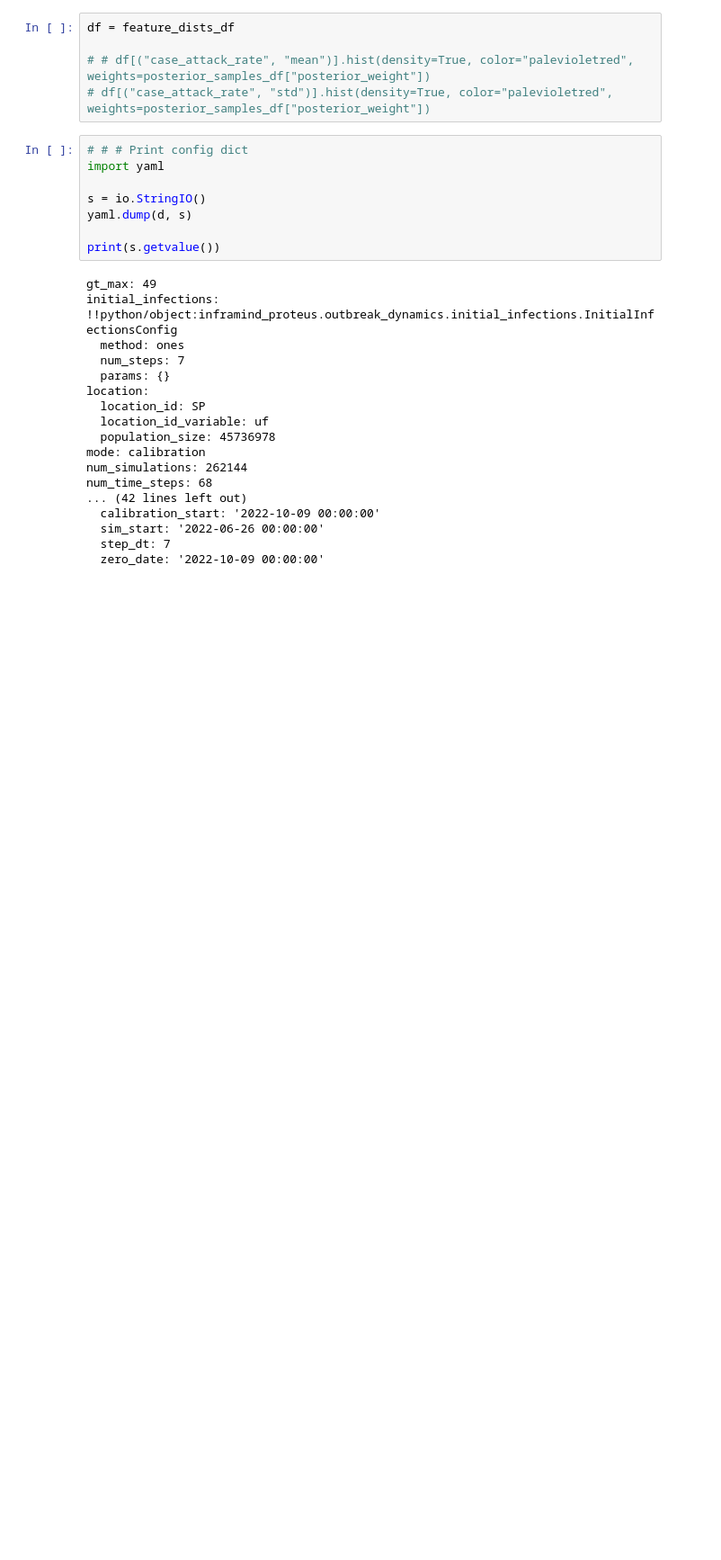
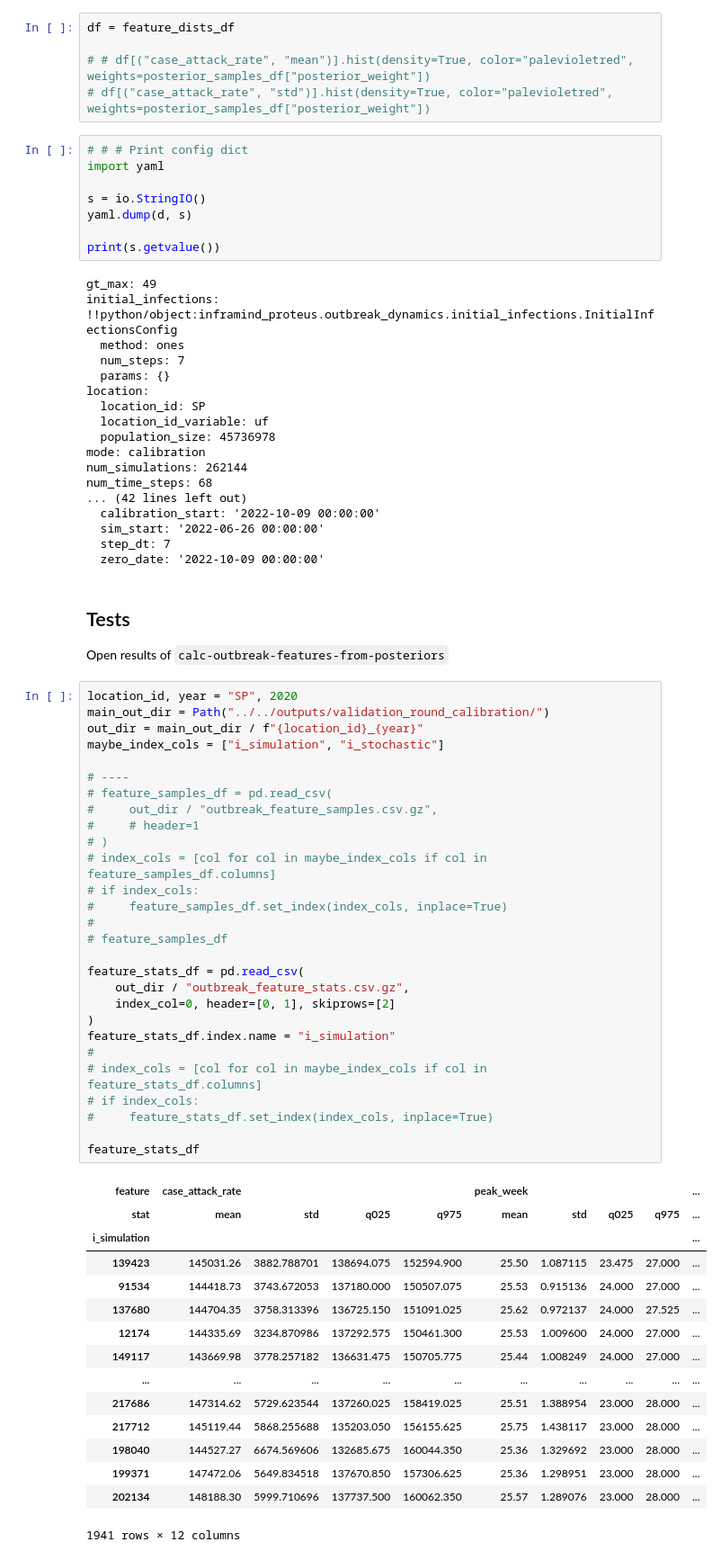
Before and after one commit to InfraMIND-models/3rd_imdc_ifgw_inframind-proteus, a Jupyter notebook: src/prototypes/process_calibration_results.ipynb, the cells around one changed output. Shown at 90% size. Cells and saved outputs as stored; diff of their text form; blank space fills up the shorter version.

Commit message:
Official script: calculate outbreak features from posterior (part 2)

```diff
--- a/src/prototypes/process_calibration_results.ipynb
+++ b/src/prototypes/process_calibration_results.ipynb
@@ -398,3 +398,51 @@ num_time_steps: 68
   sim_start: '2022-06-26 00:00:00'
   step_dt: 7
   zero_date: '2022-10-09 00:00:00'
+# %% [markdown]
+## Tests
+
+Open results of `calc-outbreak-features-from-posteriors`
+# %%
+location_id, year = "SP", 2020
+main_out_dir = Path("../../outputs/validation_round_calibration/")
+out_dir = main_out_dir / f"{location_id}_{year}"
+maybe_index_cols = ["i_simulation", "i_stochastic"]
+
+# ----
+# feature_samples_df = pd.read_csv(
+#     out_dir / "outbreak_feature_samples.csv.gz",
+#     # header=1
+# )
+# index_cols = [col for col in maybe_index_cols if col in feature_samples_df.columns]
+# if index_cols:
+#     feature_samples_df.set_index(index_cols, inplace=True)
+#
+# feature_samples_df
+
+feature_stats_df = pd.read_csv(
+    out_dir / "outbreak_feature_stats.csv.gz",
+    index_col=0, header=[0, 1], skiprows=[2]
+)
+feature_stats_df.index.name = "i_simulation"
+#
+# index_cols = [col for col in maybe_index_cols if col in feature_stats_df.columns]
+# if index_cols:
+#     feature_stats_df.set_index(index_cols, inplace=True)
+
+feature_stats_df
+# %% [output]
+| feature | case_attack_rate |  |  |  | peak_week |  |  |  | ... |
+| stat | mean | std | q025 | q975 | mean | std | q025 | q975 | ... |
+| i_simulation |  |  |  |  |  |  |  |  | ... |
+| 139423 | 145031.26 | 3882.788701 | 138694.075 | 152594.900 | 25.50 | 1.087115 | 23.475 | 27.000 | ... |
+| 91534 | 144418.73 | 3743.672053 | 137180.000 | 150507.075 | 25.53 | 0.915136 | 24.000 | 27.000 | ... |
+| 137680 | 144704.35 | 3758.313396 | 136725.150 | 151091.025 | 25.62 | 0.972137 | 24.000 | 27.525 | ... |
+| 12174 | 144335.69 | 3234.870986 | 137292.575 | 150461.300 | 25.53 | 1.009600 | 24.000 | 27.000 | ... |
+| 149117 | 143669.98 | 3778.257182 | 136631.475 | 150705.775 | 25.44 | 1.008249 | 24.000 | 27.000 | ... |
+| ... | ... | ... | ... | ... | ... | ... | ... | ... | ... |
+| 217686 | 147314.62 | 5729.623544 | 137260.025 | 158419.025 | 25.51 | 1.388954 | 23.000 | 28.000 | ... |
+| 217712 | 145119.44 | 5868.255688 | 135203.050 | 156155.625 | 25.75 | 1.438117 | 23.000 | 28.000 | ... |
+| 198040 | 144527.27 | 6674.569606 | 132685.675 | 160044.350 | 25.36 | 1.329692 | 23.000 | 28.000 | ... |
+| 199371 | 147472.06 | 5649.834518 | 137670.850 | 157306.625 | 25.36 | 1.298951 | 23.000 | 28.000 | ... |
+| 202134 | 148188.30 | 5999.710696 | 137737.500 | 160062.350 | 25.57 | 1.289076 | 23.000 | 28.000 | ... |
+1941 rows × 12 columns
```
Also changed, not shown: parts of 1 cell of this notebook, 2 other files.
